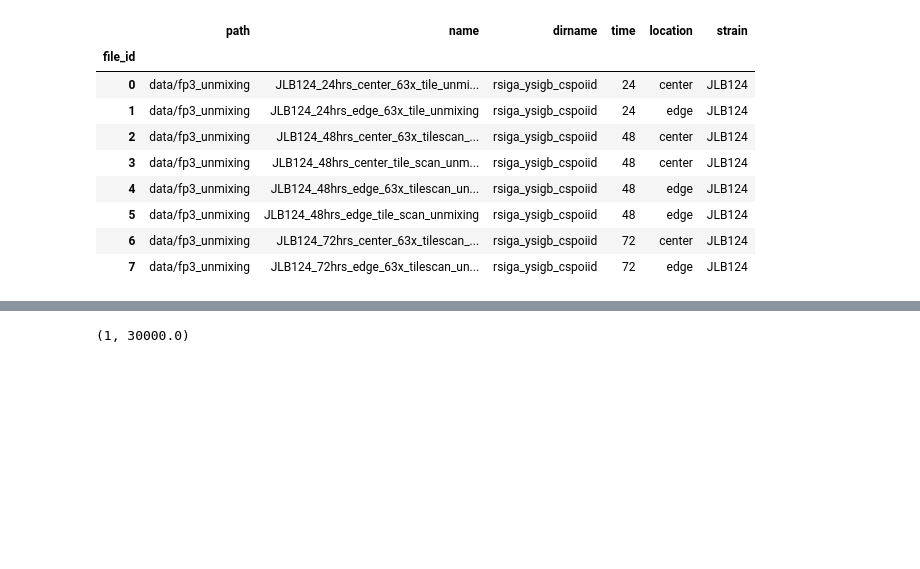
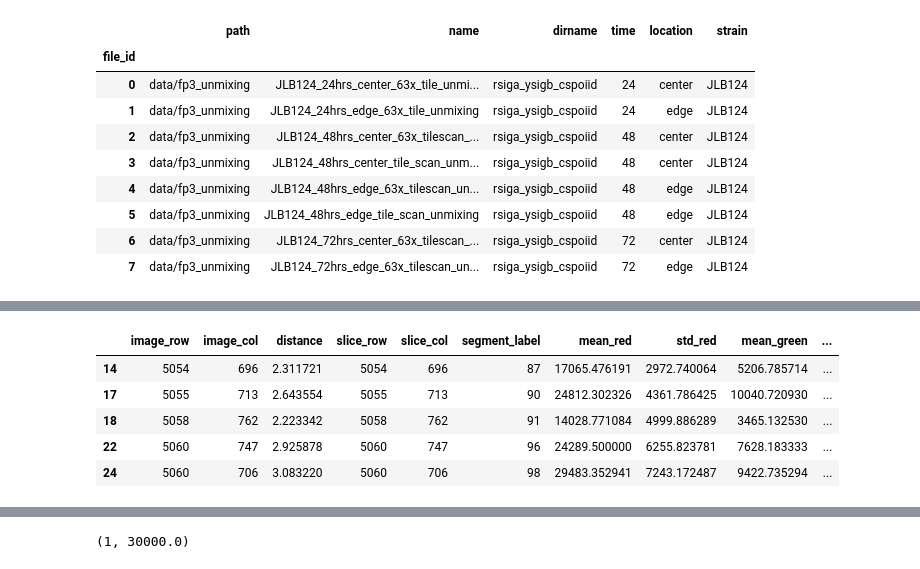
Before and after one commit to npmurphy/biofilm_pulse, a Jupyter notebook: notebooks/spoiid_vs_sigB.ipynb, the cells around one changed output, grey strips where cells are left out. Saved outputs shown, nothing was run; the diff lists cells and outputs as text; code cells hidden in the pictures; blank space fills up the shorter version.

```diff
--- a/notebooks/spoiid_vs_sigB.ipynb
+++ b/notebooks/spoiid_vs_sigB.ipynb
@@ -93,3 +103,12 @@ file_df
+# %%
+cell_df.head()
+# %% [output]
+|  | image_row | image_col | distance | slice_row | slice_col | segment_label | mean_red | std_red | mean_green | ... |
+| 14 | 5054 | 696 | 2.311721 | 5054 | 696 | 87 | 17065.476191 | 2972.740064 | 5206.785714 | ... |
+| 17 | 5055 | 713 | 2.643554 | 5055 | 713 | 90 | 24812.302326 | 4361.786425 | 10040.720930 | ... |
+| 18 | 5058 | 762 | 2.223342 | 5058 | 762 | 91 | 14028.771084 | 4999.886289 | 3465.132530 | ... |
+| 22 | 5060 | 747 | 2.925878 | 5060 | 747 | 96 | 24289.500000 | 6255.823781 | 7628.183333 | ... |
+| 24 | 5060 | 706 | 3.083220 | 5060 | 706 | 98 | 29483.352941 | 7243.172487 | 9422.735294 | ... |
 # %%
 time = 48
 location = "center"
```
Also changed, not shown: parts of 8 cells of this notebook, 1 other file.
